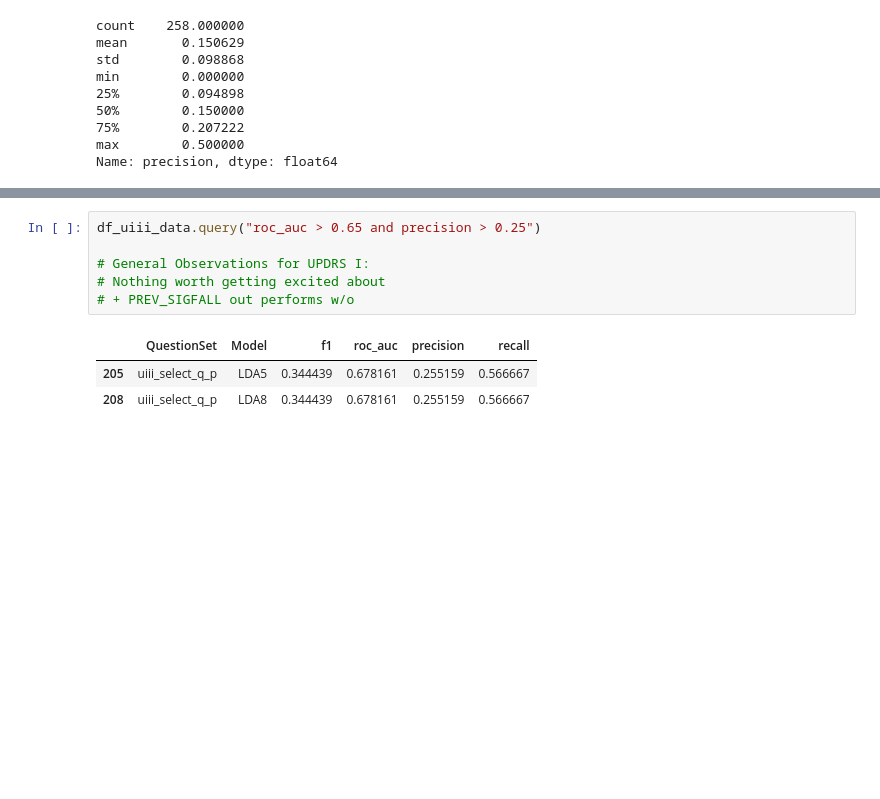
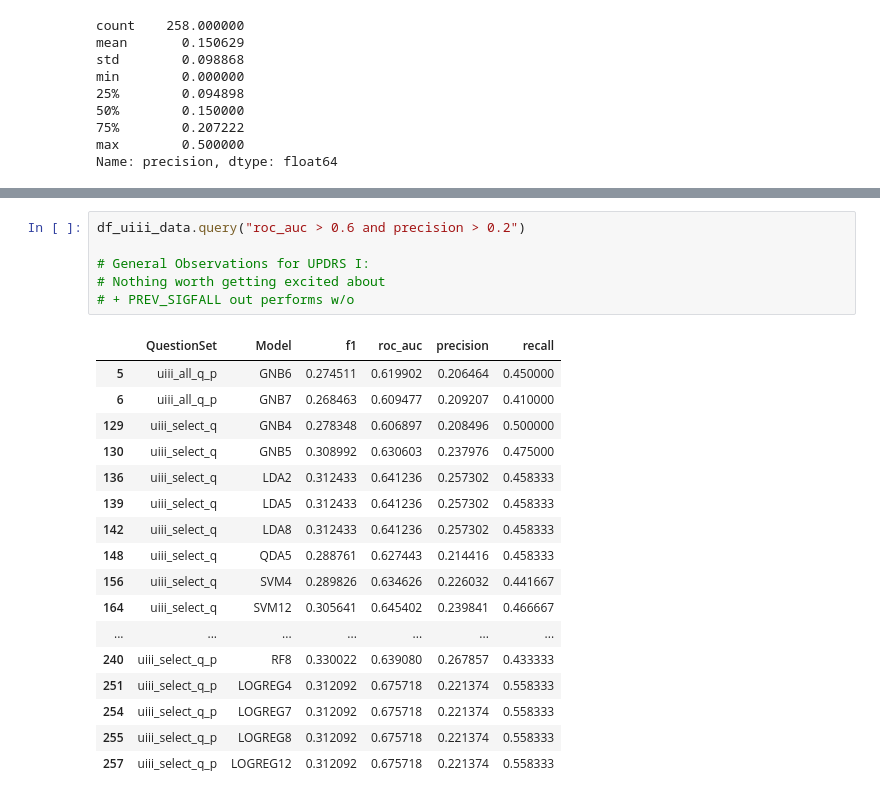
Before and after one commit to phazell-uni-work/dissertation-ppmi-jupyter-nb, a Jupyter notebook: results/uiii_results.ipynb, the cells around one changed output, grey strips where cells are left out. Cells and saved outputs as stored; diff of their text form; blank space fills up the shorter version.

```diff
--- a/results/uiii_results.ipynb
+++ b/results/uiii_results.ipynb
@@ -108,12 +108,26 @@ plt.show()
 # %% [output]
 [figure]
 # %%
-df_uiii_data.query("roc_auc > 0.65 and precision > 0.25")
+df_uiii_data.query("roc_auc > 0.6 and precision > 0.2")
 
 # General Observations for UPDRS I:
 # Nothing worth getting excited about
 # + PREV_SIGFALL out performs w/o
 # %% [output]
 |  | QuestionSet | Model | f1 | roc_auc | precision | recall |
-| 205 | uiii_select_q_p | LDA5 | 0.344439 | 0.678161 | 0.255159 | 0.566667 |
-| 208 | uiii_select_q_p | LDA8 | 0.344439 | 0.678161 | 0.255159 | 0.566667 |
+| 5 | uiii_all_q_p | GNB6 | 0.274511 | 0.619902 | 0.206464 | 0.450000 |
+| 6 | uiii_all_q_p | GNB7 | 0.268463 | 0.609477 | 0.209207 | 0.410000 |
+| 129 | uiii_select_q | GNB4 | 0.278348 | 0.606897 | 0.208496 | 0.500000 |
+| 130 | uiii_select_q | GNB5 | 0.308992 | 0.630603 | 0.237976 | 0.475000 |
+| 136 | uiii_select_q | LDA2 | 0.312433 | 0.641236 | 0.257302 | 0.458333 |
+| 139 | uiii_select_q | LDA5 | 0.312433 | 0.641236 | 0.257302 | 0.458333 |
+| 142 | uiii_select_q | LDA8 | 0.312433 | 0.641236 | 0.257302 | 0.458333 |
+| 148 | uiii_select_q | QDA5 | 0.288761 | 0.627443 | 0.214416 | 0.458333 |
+| 156 | uiii_select_q | SVM4 | 0.289826 | 0.634626 | 0.226032 | 0.441667 |
+| 164 | uiii_select_q | SVM12 | 0.305641 | 0.645402 | 0.239841 | 0.466667 |
+| ... | ... | ... | ... | ... | ... | ... |
+| 240 | uiii_select_q_p | RF8 | 0.330022 | 0.639080 | 0.267857 | 0.433333 |
+| 251 | uiii_select_q_p | LOGREG4 | 0.312092 | 0.675718 | 0.221374 | 0.558333 |
+| 254 | uiii_select_q_p | LOGREG7 | 0.312092 | 0.675718 | 0.221374 | 0.558333 |
+| 255 | uiii_select_q_p | LOGREG8 | 0.312092 | 0.675718 | 0.221374 | 0.558333 |
+| 257 | uiii_select_q_p | LOGREG12 | 0.312092 | 0.675718 | 0.221374 | 0.558333 |
```
Also changed, not shown: parts of 1 cell of this notebook, 3 other files.
